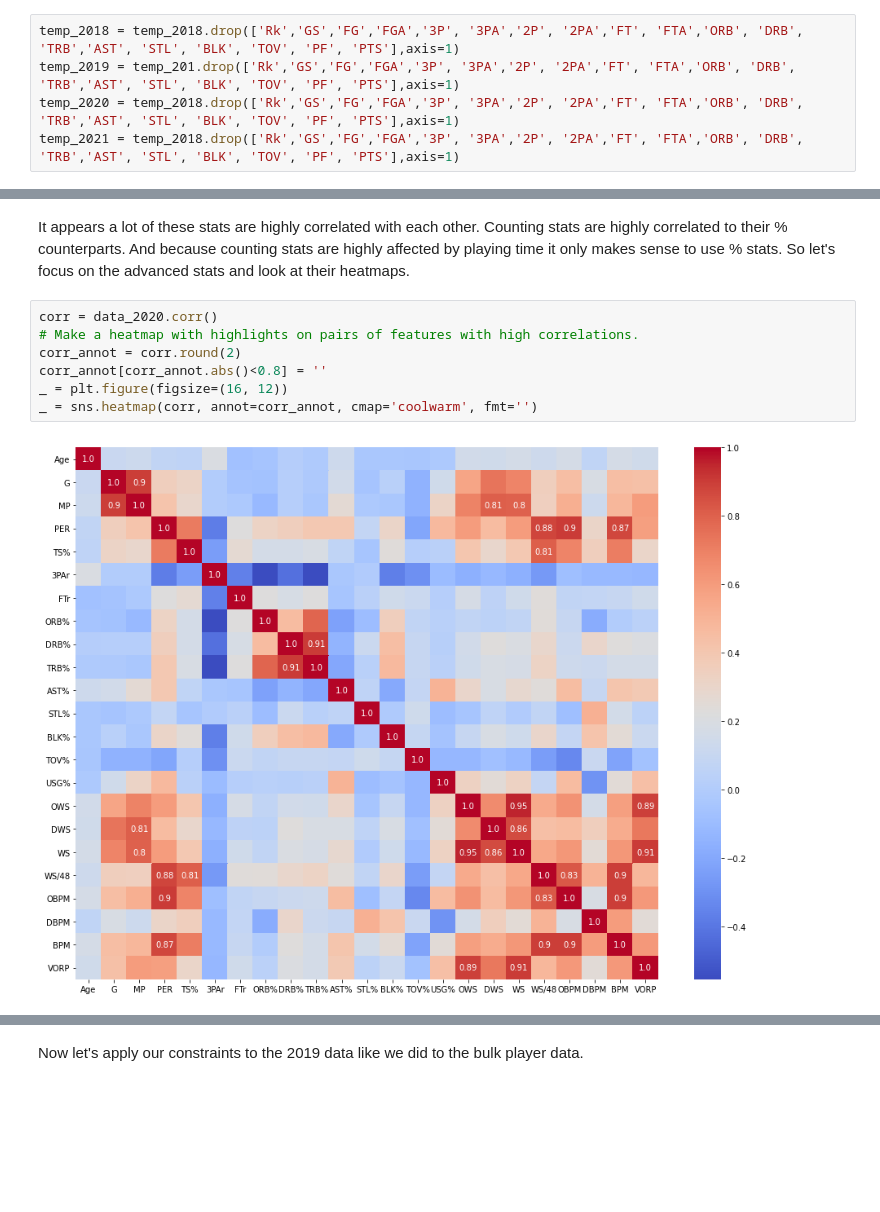
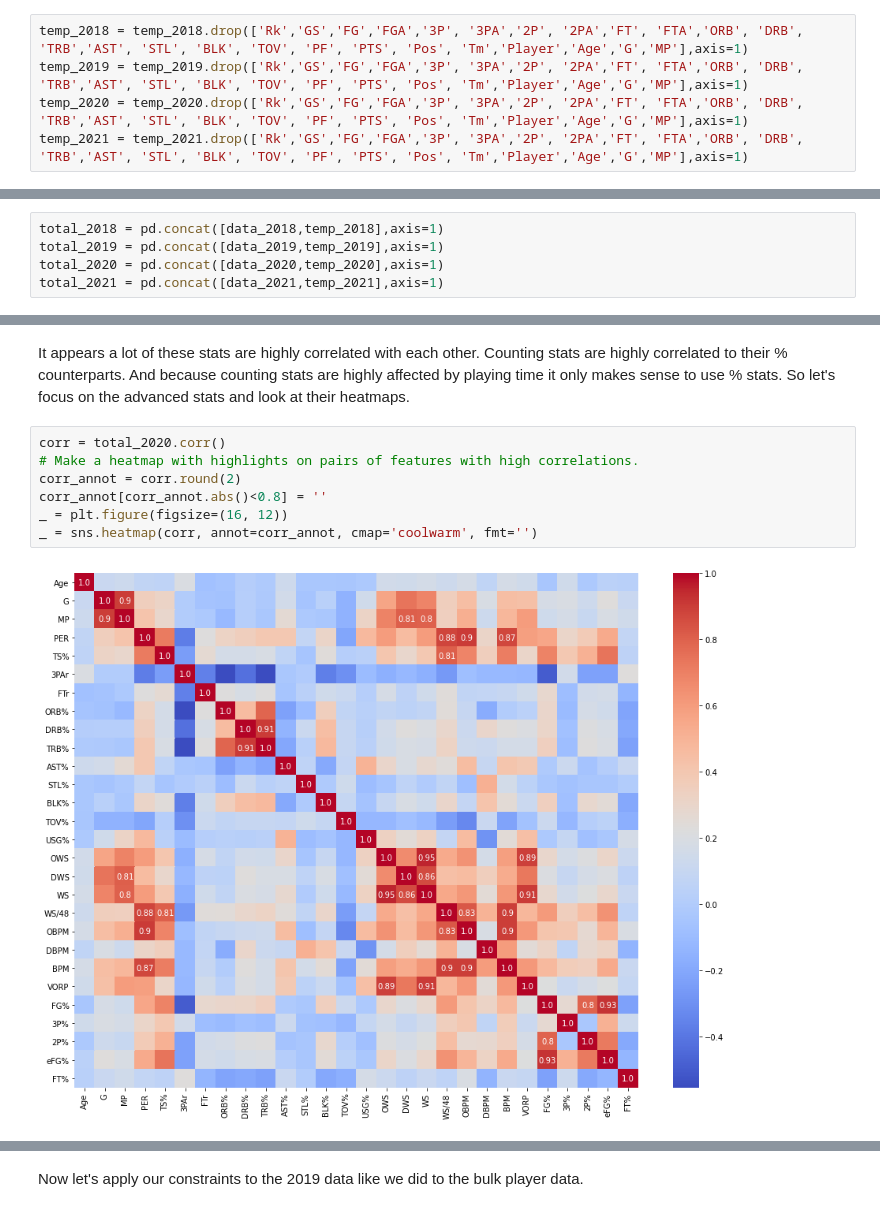
Before and after one commit to GauravMohan1/NBA-Veteran_Analysis, a Jupyter notebook: player_metrics.ipynb, the cells around one changed output, grey strips where cells are left out. Saved outputs shown, nothing was run; the diff lists cells and outputs as text; blank space fills up the shorter version.

Commit message:
data collected

```diff
--- a/player_metrics.ipynb
+++ b/player_metrics.ipynb
@@ -107,8 +120,8 @@ Index(['Rk', 'Player', 'Pos', 'Age', 'Tm', 'G', 'GS', 'MP', 'FG', 'FGA', 'FG%',
        'ORB', 'DRB', 'TRB', 'AST', 'STL', 'BLK', 'TOV', 'PF', 'PTS'],
       dtype='object')
 # %%
-temp_2018 = temp_2018.drop(['Rk','GS','FG','FGA','3P', '3PA','2P', '2PA','FT', 'FTA','ORB', 'DRB', 'TRB','AST', 'STL', 'BLK', 'TOV', 'PF', 'PTS'],axis=1)
-temp_2019 = temp_201.drop(['Rk','GS','FG','FGA','3P', '3PA','2P', '2PA','FT', 'FTA','ORB', 'DRB', 'TRB','AST', 'STL', 'BLK', 'TOV', 'PF', 'PTS'],axis=1)
-temp_2020 = temp_2018.drop(['Rk','GS','FG','FGA','3P', '3PA','2P', '2PA','FT', 'FTA','ORB', 'DRB', 'TRB','AST', 'STL', 'BLK', 'TOV', 'PF', 'PTS'],axis=1)
-temp_2021 = temp_2018.drop(['Rk','GS','FG','FGA','3P', '3PA','2P', '2PA','FT', 'FTA','ORB', 'DRB', 'TRB','AST', 'STL', 'BLK', 'TOV', 'PF', 'PTS'],axis=1)
+temp_2018 = temp_2018.drop(['Rk','GS','FG','FGA','3P', '3PA','2P', '2PA','FT', 'FTA','ORB', 'DRB', 'TRB','AST', 'STL', 'BLK', 'TOV', 'PF', 'PTS', 'Pos', 'Tm','Player','Age','G','MP'],axis=1)
+temp_2019 = temp_2019.drop(['Rk','GS','FG','FGA','3P', '3PA','2P', '2PA','FT', 'FTA','ORB', 'DRB', 'TRB','AST', 'STL', 'BLK', 'TOV', 'PF', 'PTS', 'Pos', 'Tm','Player','Age','G','MP'],axis=1)
+temp_2020 = temp_2020.drop(['Rk','GS','FG','FGA','3P', '3PA','2P', '2PA','FT', 'FTA','ORB', 'DRB', 'TRB','AST', 'STL', 'BLK', 'TOV', 'PF', 'PTS', 'Pos', 'Tm','Player','Age','G','MP'],axis=1)
+temp_2021 = temp_2021.drop(['Rk','GS','FG','FGA','3P', '3PA','2P', '2PA','FT', 'FTA','ORB', 'DRB', 'TRB','AST', 'STL', 'BLK', 'TOV', 'PF', 'PTS', 'Pos', 'Tm','Player','Age','G','MP'],axis=1)
 # %%
@@ -121 +138,6 @@ Index(['Rk', 'Player', 'Pos', 'Age', 'Tm', 'G', 'GS', 'MP', 'FG', 'FGA', 'FG%',
+# %%
+total_2018 = pd.concat([data_2018,temp_2018],axis=1)
+total_2019 = pd.concat([data_2019,temp_2019],axis=1)
+total_2020 = pd.concat([data_2020,temp_2020],axis=1)
+total_2021 = pd.concat([data_2021,temp_2021],axis=1)
 # %%
@@ -165,12 +200,12 @@ _ = sns.heatmap(corr, annot=corr_annot, cmap='coolwarm', fmt='')
 # %% [markdown]
 It appears a lot of these stats are highly correlated with each other. Counting stats are highly correlated to their % counterparts. And because counting stats are highly affected by playing time it only makes sense to use % stats. So let's focus on the advanced stats and look at their heatmaps.
 # %%
-corr = data_2020.corr()
+corr = total_2020.corr()
 # Make a heatmap with highlights on pairs of features with high correlations.
 corr_annot = corr.round(2)
 corr_annot[corr_annot.abs()<0.8] = ''
 _ = plt.figure(figsize=(16, 12))
 _ = sns.heatmap(corr, annot=corr_annot, cmap='coolwarm', fmt='')
 # %% [output]
-[figure, old version]
+[figure, new version]
 # %% [markdown]
```
Also changed, not shown: parts of 40 cells of this notebook, 2 other files.
